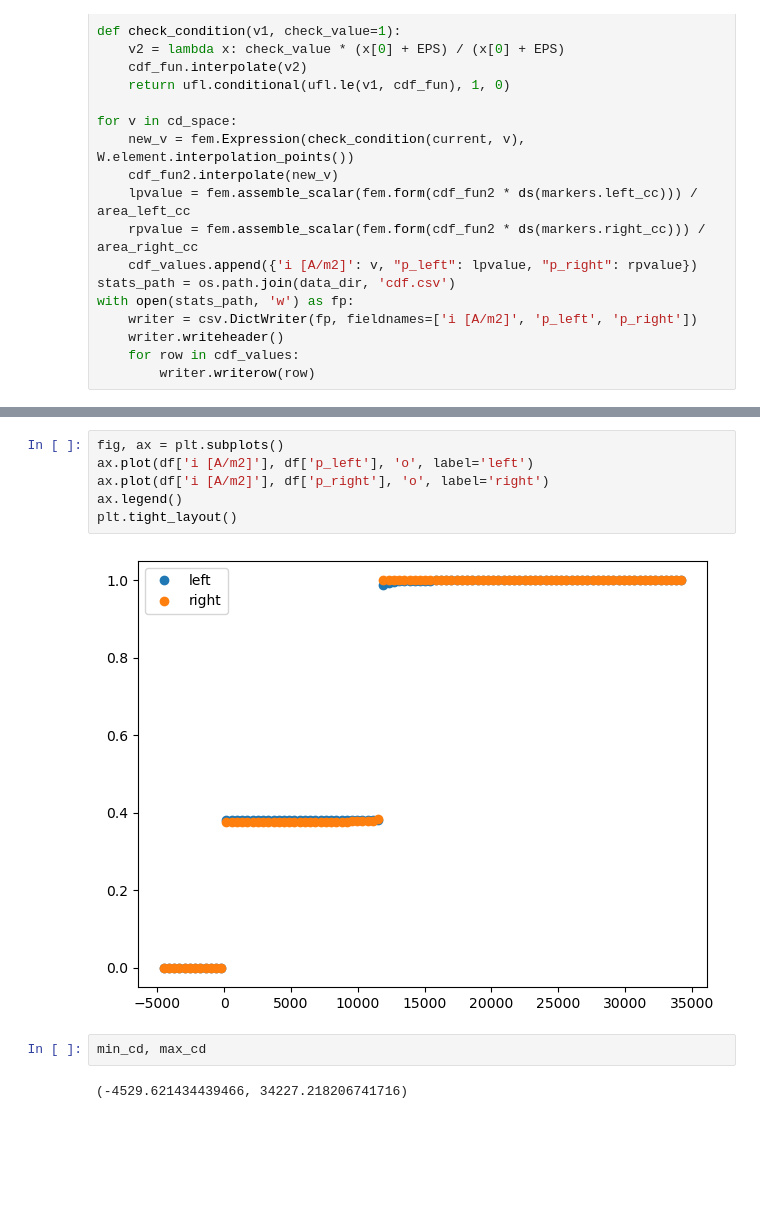
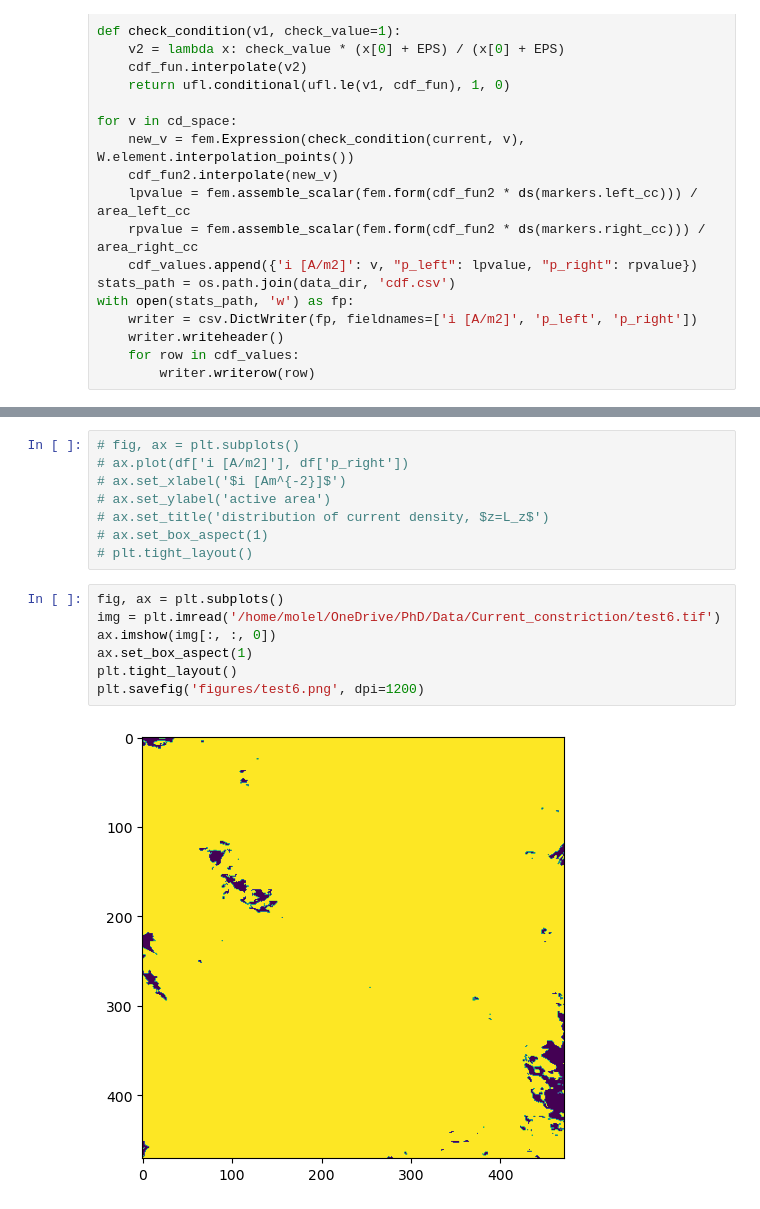
Before and after one commit to molel-gt/ssb, a Jupyter notebook: reports.ipynb, the cells around one changed output, grey strips where cells are left out. Cells and saved outputs as stored; diff of their text form; blank space fills up the shorter version.

```diff
--- a/reports.ipynb
+++ b/reports.ipynb
@@ -99,12 +122,17 @@ df = pd.DataFrame(cdf_values)
-# %%
-fig, ax = plt.subplots()
-ax.plot(df['i [A/m2]'], df['p_left'], 'o', label='left')
-ax.plot(df['i [A/m2]'], df['p_right'], 'o', label='right')
-ax.legend()
-plt.tight_layout()
-# %% [output]
-[figure, removed]
 # %%
-min_cd, max_cd
+# fig, ax = plt.subplots()
+# ax.plot(df['i [A/m2]'], df['p_right'])
+# ax.set_xlabel('$i [Am^{-2}]$')
+# ax.set_ylabel('active area')
+# ax.set_title('distribution of current density, $z=L_z$')
+# ax.set_box_aspect(1)
+# plt.tight_layout()
-# %% [output]
-(-4529.621434439466, 34227.218206741716)
+# %%
+fig, ax = plt.subplots()
+img = plt.imread('/home/molel/OneDrive/PhD/Data/Current_constriction/test6.tif')
+ax.imshow(img[:, :, 0])
+ax.set_box_aspect(1)
+plt.tight_layout()
+plt.savefig('figures/test6.png', dpi=1200)
+# %% [output]
+[figure, added]
```
Also changed, not shown: parts of 5 cells of this notebook.
